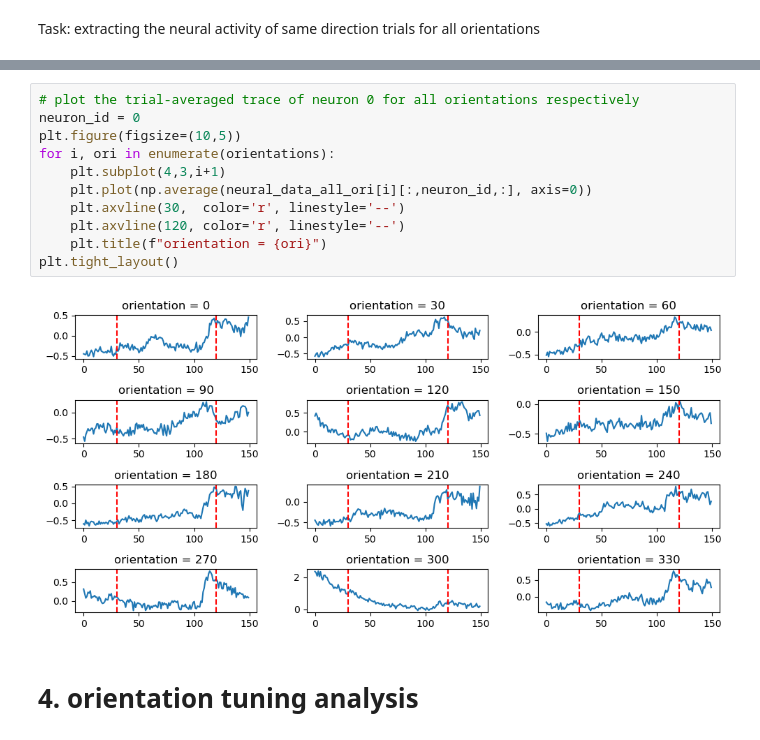
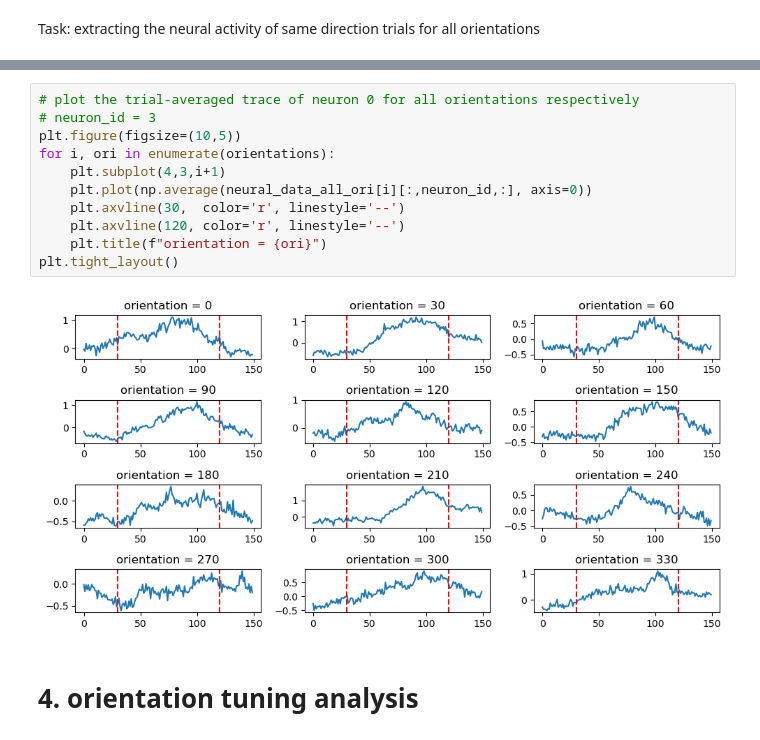
Before and after one commit to troselab/PM2-visual-physiology, a Jupyter notebook: 20241202_grating_tuning_v1_solution.ipynb, the cells around one changed output, grey strips where cells are left out. Cells and saved outputs as stored; diff of their text form.

```diff
--- a/20241202_grating_tuning_v1_solution.ipynb
+++ b/20241202_grating_tuning_v1_solution.ipynb
@@ -384,16 +377,16 @@ np.shape(neural_data_all_ori)
 # %%
 # plot the trial-averaged trace of neuron 0 for all orientations respectively
-neuron_id = 0
+# neuron_id = 3
 plt.figure(figsize=(10,5))
 for i, ori in enumerate(orientations):
     plt.subplot(4,3,i+1)
     plt.plot(np.average(neural_data_all_ori[i][:,neuron_id,:], axis=0))
     plt.axvline(30,  color='r', linestyle='--')
     plt.axvline(120, color='r', linestyle='--')
     plt.title(f"orientation = {ori}")
 plt.tight_layout()
 # %% [output]
-[figure, old version]
+[figure, new version]
 # %% [markdown]
 # 4. orientation tuning analysis
 # %% [markdown]
```
Also changed, not shown: parts of 23 cells of this notebook.
